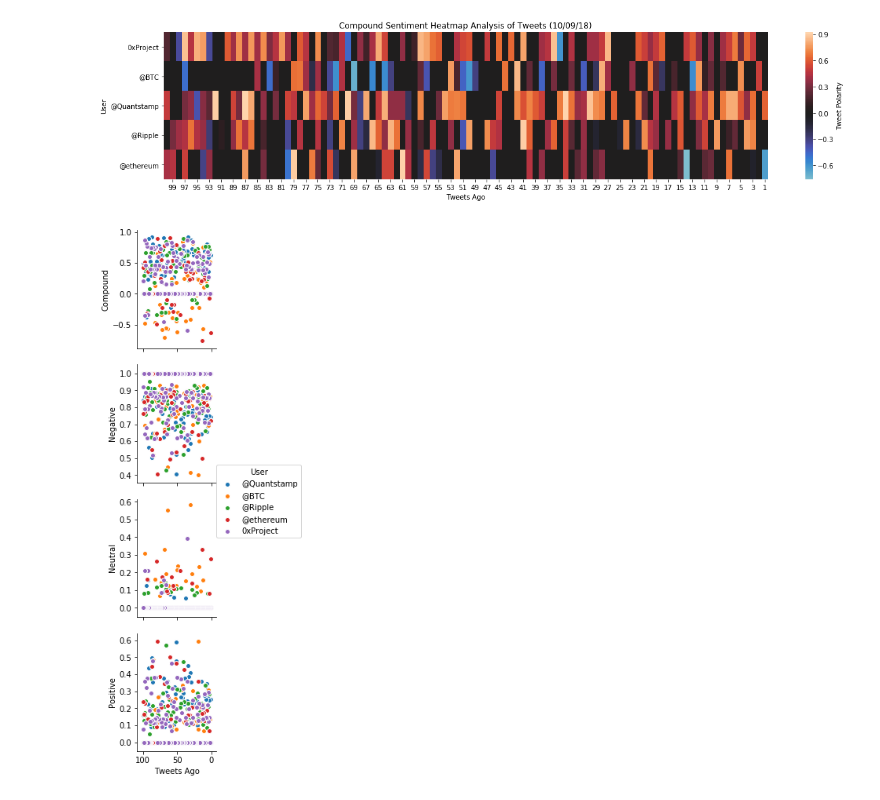
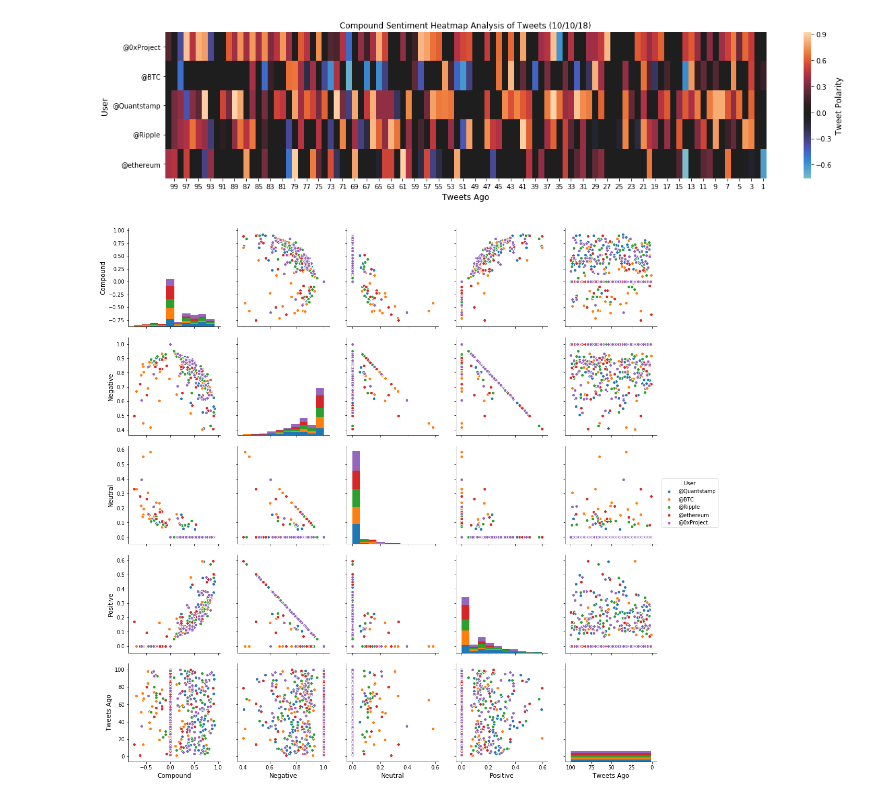
Before and after one commit to timothyyu/twitter-sentiment, a Jupyter notebook: main.ipynb, the cells around one changed output. Saved outputs shown, nothing was run; the diff lists cells and outputs as text; code cells hidden in the pictures.

Commit message:
corr charts, expanded pairplot test, compound barchart value label

```diff
--- a/main.ipynb
+++ b/main.ipynb
@@ -26,17 +28,30 @@ with open('untracked_api_key_twitter.txt', 'r') as file_object:
 auth = tweepy.OAuthHandler(consumer_key, consumer_secret)
 auth.set_access_token(access_token, access_token_secret)
 api = tweepy.API(auth, parser=tweepy.parsers.JSONParser())
+# %%
+today = datetime.datetime.today().strftime('%Y-%m-%d')
+plt.rcParams["axes.labelsize"] = 12
 # %%
 #target_user_list = ["@BBCNews", "@CBS", "@CNN", "@foxnews","@nytimes"]
-target_user_list = ["@Quantstamp","@BTC","@Ripple","@ethereum","0xProject"]
+
+target_user_list = ["@Quantstamp","@BTC","@Ripple","@ethereum","@0xProject"]
+# Target user list must have 5 items while marker for pairplot is hard-set
 
 sentiments = []
 
+# Print target_user_list whiel removing single-dash quotes from each user element
+print("Beginning tweet retrival from: ")
+print('[%s]' % ', '.join(map(str, target_user_list)))
+# Alternate method:
+#print("[{0}]".format(', '.join(map(str, target_user_list))))
+print("================================================")
 # Loop through 5 pages of tweets (total 100 tweets)
 for user in target_user_list:
         counter = 1
         #Obtain 100 recent tweets from home feed per user in target_user_list
+
         public_tweets = api.user_timeline(user, count = 100,result_type="recent")
+        print("Retriving tweets from %s"%user)
 
         for tweet in public_tweets:
             # Run Vader Analysis on each tweet
@@ -58,3 +73,5 @@ for user in target_user_list:
 
             # Add to counter
             counter = counter + 1
+print("================================================")
+print("Tweet retrival completed.")
@@ -116,24 +144,32 @@ sentiments_pd_grouped = sentiments_pd.groupby(['User'])
 #plt.show()
 # %%
 # Compound sentiment heatmap
-
-from matplotlib import rcParams
-# figure size in inches
-rcParams['figure.figsize'] = 20,4
+plt.figure(figsize = (20,4))
 plt.title("Compound Sentiment Heatmap Analysis of Tweets (%s)" % (time.strftime("%x")))
 sentiments_pd_p = sentiments_pd.pivot("User", "Tweets Ago", "Compound")
 ax = sns.heatmap(sentiments_pd_p, center = 0,  cbar_kws={'label': 'Tweet Polarity'})
 ax.invert_xaxis()
+plt.savefig("compound_sentiment_heatmap")
+plt.show()
 # %% [output]
-[figure, old version]
+[figure, new version]
 # %%
-sns.pairplot(sentiments_pd, hue="User", x_vars=["Tweets Ago"],y_vars=["Compound","Negative","Neutral", "Positive"])
+#plt.rcParams['figure.figsize']=(10,10)
+#sns.pairplot(sentiments_pd, hue="User", x_vars=["Tweets Ago"],y_vars=["Compound","Negative","Neutral", "Positive"])
 #ax.set_visible(False)
 
-#g = sns.pairplot(sentiments_pd, hue="User",vars = ["Compound","Negative","Tweets Ago", "Positive"])
+# User hue to show different levels of categoriacal variable
+    # In this case, categorical variable = User
+#sns.set(font_scale =1.2)
+g = sns.pairplot(sentiments_pd, hue="User",vars =  ['Compound','Negative','Neutral','Positive','Tweets Ago'], \
+                 size=3, aspect=1) #markers=["o", "s", "D","x","+"])
+# Plot only lower triangle grid of pairplots:
+    # set_visible must be False
 #for i, j in zip(*np.triu_indices_from(g.axes, 1)):
     #g.axes[i, j].set_visible(False)
+
 plt.gca().invert_xaxis()
+plt.savefig("pairplot_sentiment_histogram_scatter")
 plt.show()
 # %% [output]
-[figure, old version]
+[figure, new version]
```
Also changed, not shown: parts of 12 cells of this notebook, 6 other files.
